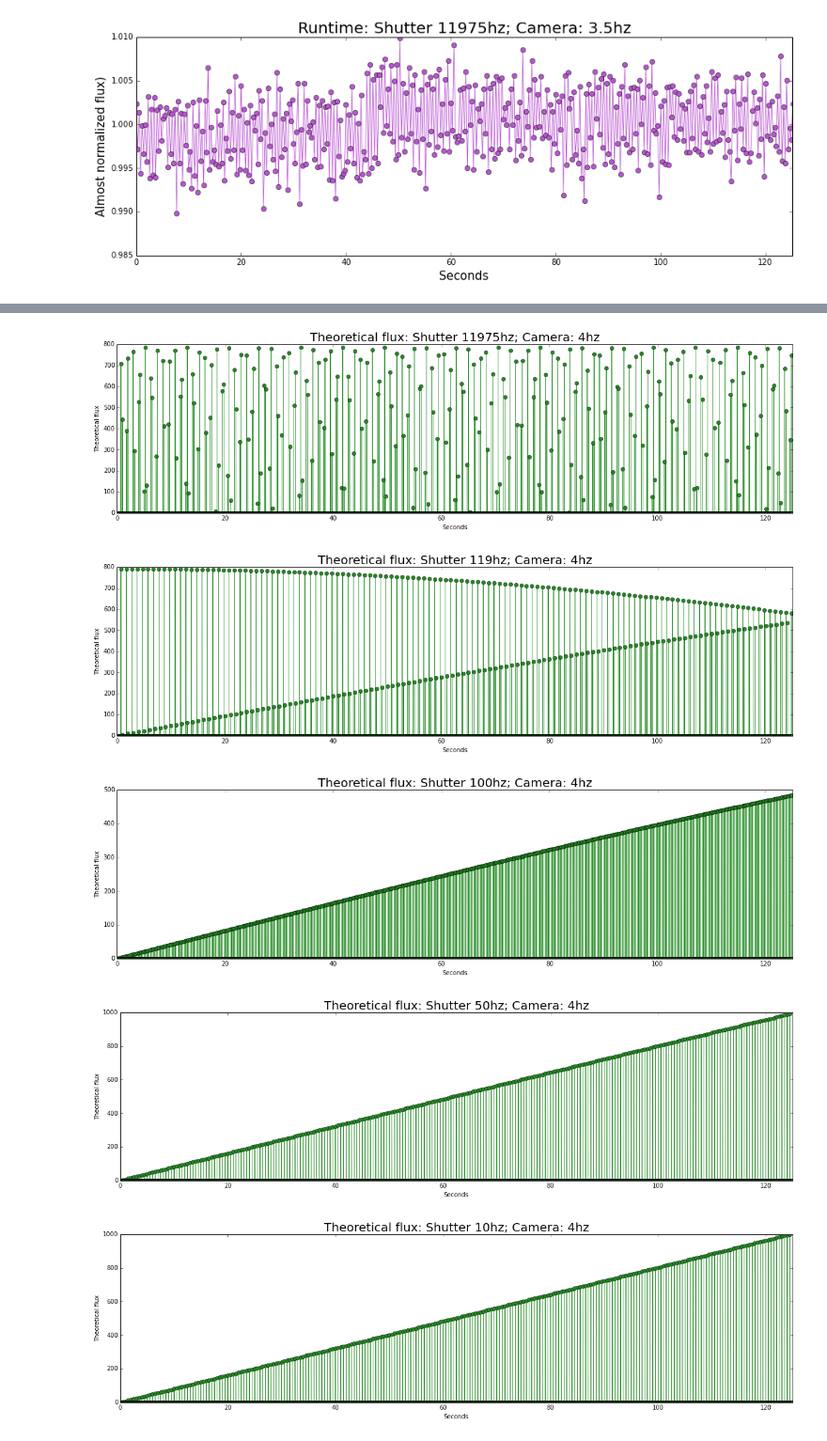
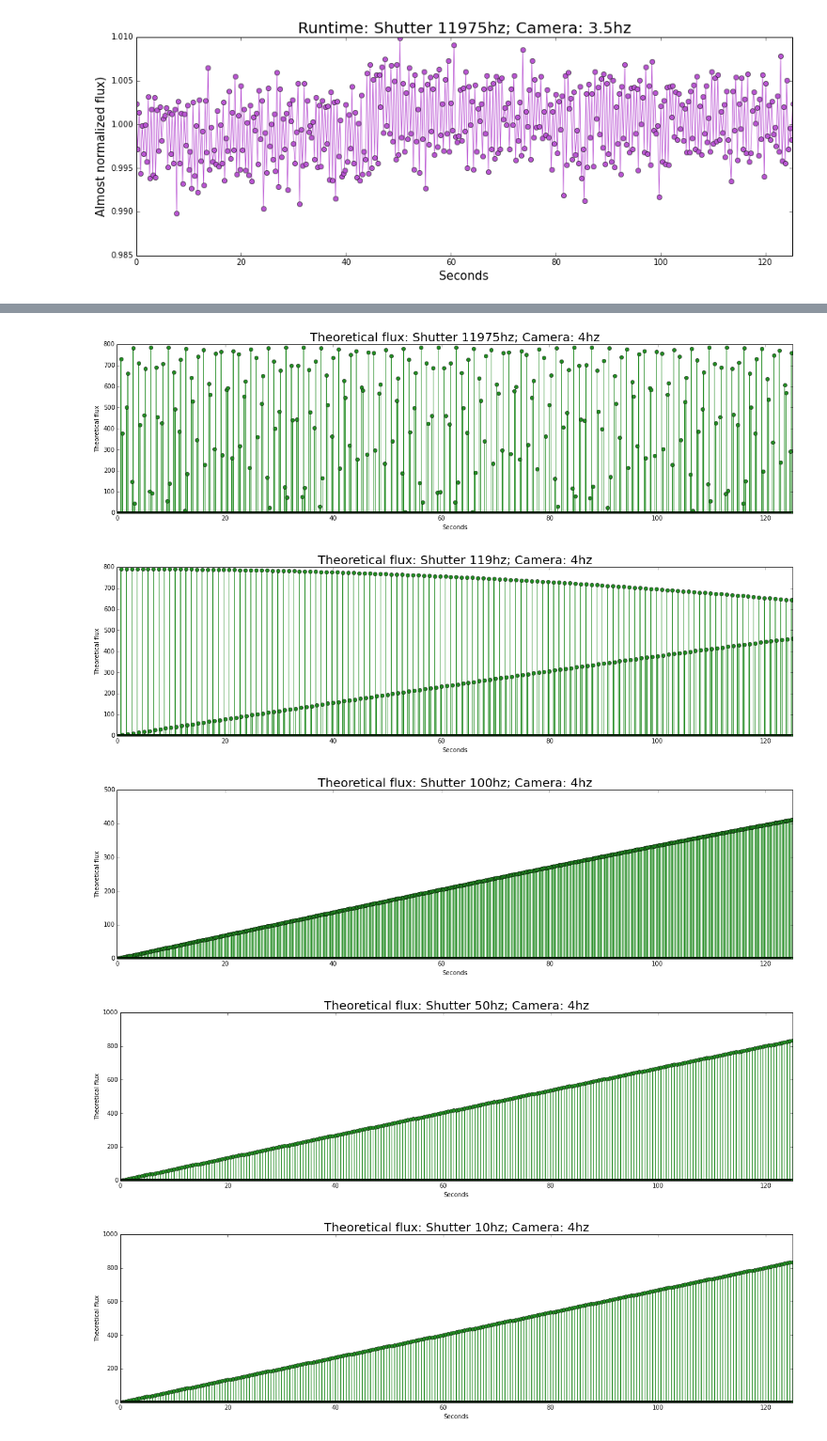
Before and after one commit to fedhere/detect120, a Jupyter notebook: dmiura_LEDtest.ipynb, the cells around one changed output, grey strips where cells are left out. Shown at 94% size. Cells and saved outputs as stored; diff of their text form; code cells hidden in the pictures.

```diff
--- a/dmiura_LEDtest.ipynb
+++ b/dmiura_LEDtest.ipynb
@@ -166,13 +166,39 @@ for key, value in runtime35.iteritems():
 # %%
 #I'm trying to find the flux that would be expected given the camera/shutter settings
 #I'm dividing the analysis into the 2 camera speeds
-#At the highest camera speed (4hz), the 500 photos take 125 sec to be taken (1/(4)*500), or 125,000ms
-#A photo is taken every 250ms
+#At the highest camera speed (4hz), the 500 photos take 125 sec to be taken (1/(4)*500), and a photo is taken every 250ms
+#At the lowest camera speed (3.5hz), the 500 photos take 143 sec to be taken (1/(3.5)*500), and a photo is taken every 286ms
+#Using a time of 150,000ms
 
-cam4 = np.zeros(125000)
+cam4 = np.zeros(150000)
 
-for i in range(125000):
+for i in range(150000):
     if i%250 == 0:
         cam4[i] = 1
     else:
         cam4[i] = 0
+
+cam35 = np.zeros(150000)
+
+for i in range(150000):
+    if i%286 == 0:
+        cam35[i] = 1
+    else:
+        cam35[i] = 0
+# %%
+#I'm trying to simulate sine waves for the shutter
+
+sine = {}
+
+time = np.linspace(0, 150, 150*1000)
+
+for i in shutter:
+    sine[i] = np.sin(2*np.pi*time*i)
+    sine[i] = [0 if f<0 else f for f in sine[i]]
+
+#Visualizing it for 10hz: 10 cycles in one sec; seems ok
+
+pl.plot(time[0:1000], sine[10][0:1000], '-', color='grey', linewidth = 0.75)
+pl.title('Shutter wave test: 10hz', fontsize=20)
+pl.xlabel('Seconds')
+pl.ylabel('Shutter')
@@ -180,18 +209,13 @@ for i in range(125000):
 #Plotting the "theoretical" fluxes for camera speed of 4hz
 #This flux equals the points in which the camera "meets" the shutter wave
 
-sine4 = {}
 inter4 = {}
 
-time4 = np.linspace(0, 125, 125*1000)
-
 for i in shutter:
-    sine4[i] = np.sin(2*np.pi*time4*i)
-    sine4[i] = [0 if f<0 else f for f in sine4[i]]
-    inter4[i] = sine4[i]*cam4
+    inter4[i] = sine[i]*cam4
     pl.figure(figsize(20, 5))
-    pl.plot(time4, inter4[i]/mean(inter4[i]), '-', color='forestgreen', linewidth = 0.75)
-    pl.plot(time4, inter4[i]/mean(inter4[i]), 'o', color='forestgreen', linewidth = 0.75)
+    pl.plot(time, inter4[i]/mean(inter4[i]), '-', color='forestgreen', linewidth = 0.75)
+    pl.plot(time, inter4[i]/mean(inter4[i]), 'o', color='forestgreen', linewidth = 0.75)
     xlim(0, 125)
     pl.title('Theoretical flux: Shutter '+str(i)+'hz; Camera: 4hz', fontsize=20)
     pl.xlabel('Seconds')
@@ -201,5 +225,5 @@ for i in shutter:
-[figure, old version]
+[figure, new version]
-[figure, old version]
+[figure, new version]
-[figure, old version]
+[figure, new version]
-[figure, old version]
+[figure, new version]
-[figure, old version]
+[figure, new version]
```
Also changed, not shown: parts of 6 cells of this notebook.
